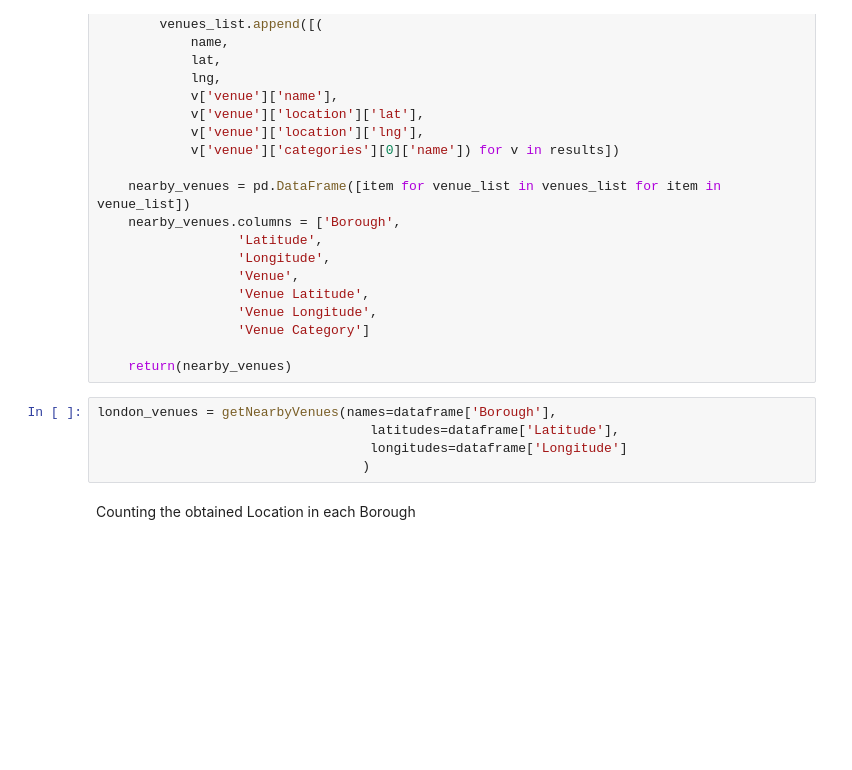
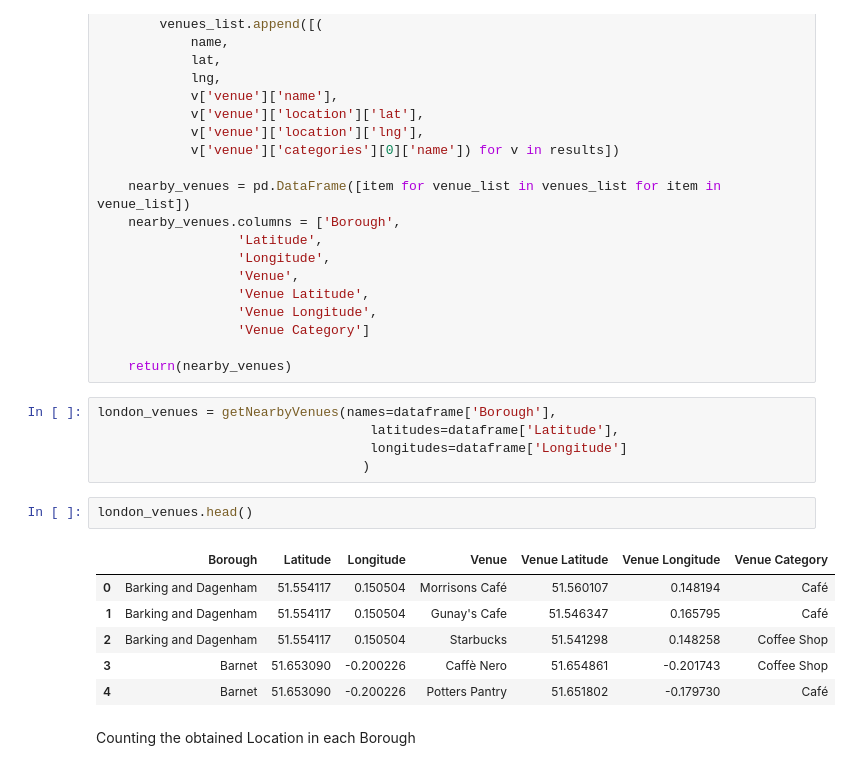
Before and after one commit to ArslanAli5/Coursera_Capstone, a Jupyter notebook: Final_Capstone.ipynb, the cells around one changed output. Saved outputs shown, nothing was run; the diff lists cells and outputs as text; blank space fills up the shorter version.

```diff
--- a/Final_Capstone.ipynb
+++ b/Final_Capstone.ipynb
@@ -287,6 +296,15 @@ london_venues = getNearbyVenues(names=dataframe['Borough'],
                                    latitudes=dataframe['Latitude'],
                                    longitudes=dataframe['Longitude']
                                   )
+# %%
+london_venues.head()
+# %% [output]
+|  | Borough | Latitude | Longitude | Venue | Venue Latitude | Venue Longitude | Venue Category |
+| 0 | Barking and Dagenham | 51.554117 | 0.150504 | Morrisons Café | 51.560107 | 0.148194 | Café |
+| 1 | Barking and Dagenham | 51.554117 | 0.150504 | Gunay's Cafe | 51.546347 | 0.165795 | Café |
+| 2 | Barking and Dagenham | 51.554117 | 0.150504 | Starbucks | 51.541298 | 0.148258 | Coffee Shop |
+| 3 | Barnet | 51.653090 | -0.200226 | Caffè Nero | 51.654861 | -0.201743 | Coffee Shop |
+| 4 | Barnet | 51.653090 | -0.200226 | Potters Pantry | 51.651802 | -0.179730 | Café |
 # %% [markdown]
 Counting the obtained Location in each Borough
 # %%
```
Also changed, not shown: parts of 3 cells of this notebook.
